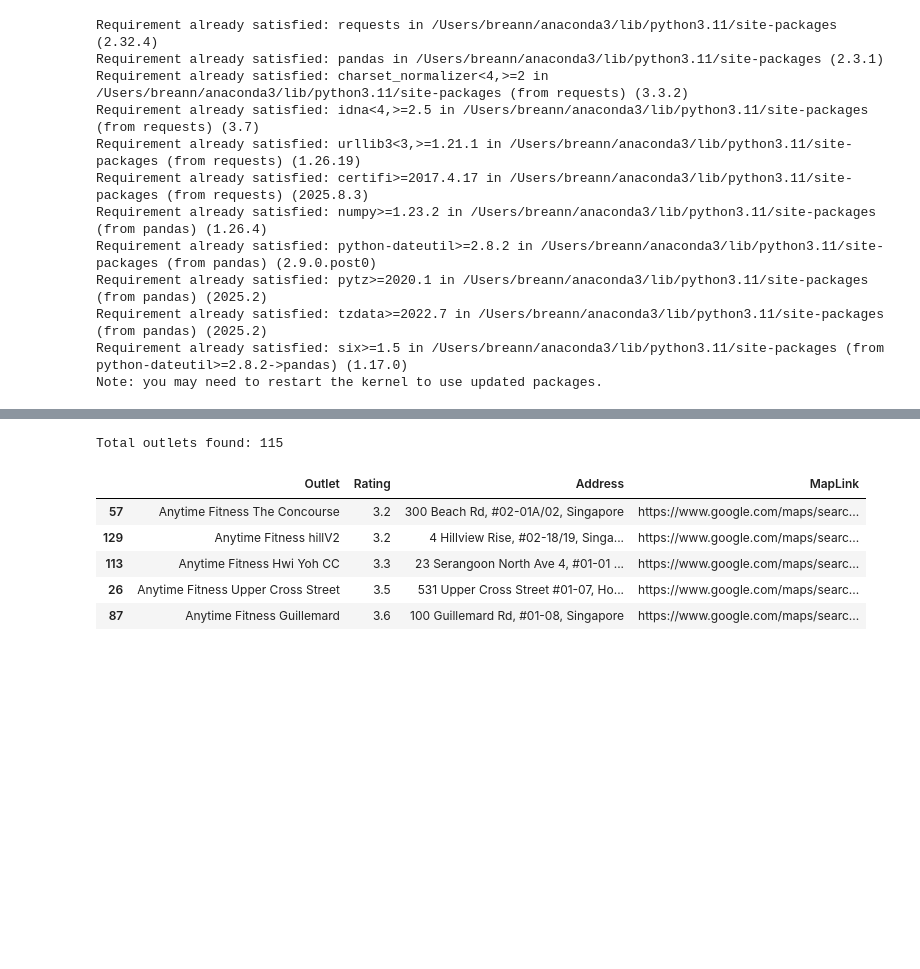
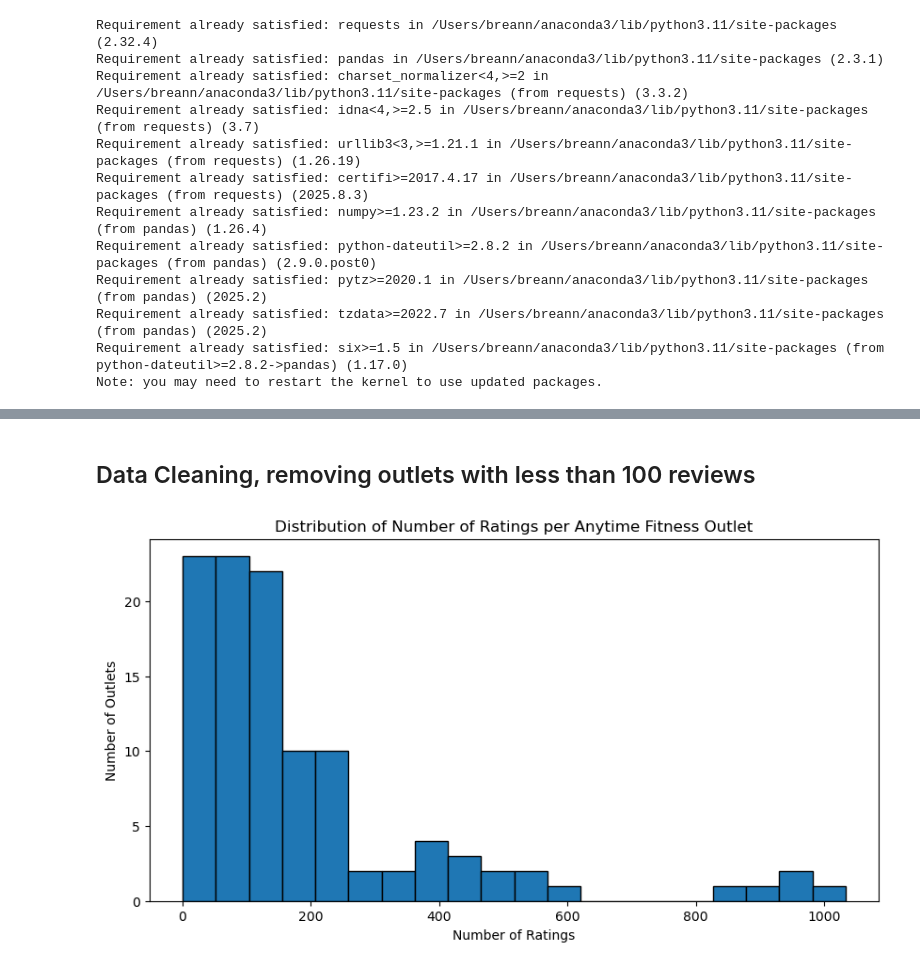
Before and after one commit to breann0ng/IS434-Anytime-Fitness, a Jupyter notebook: Google Reviews/IS434-GoogleReview.ipynb, the cells around one changed output, grey strips where cells are left out. Drawn from its saved outputs; the diff is of its cells as text; code cells hidden in the pictures; blank space fills up the shorter version.

```diff
--- a/Google Reviews/IS434-GoogleReview.ipynb
+++ b/Google Reviews/IS434-GoogleReview.ipynb
@@ -279,54 +211,11 @@ Total outlets found: 101
-# %%
-import requests
-import time
-import pandas as pd
-
-API_KEY = "AIzaSyC6M-BJbnUubBk1CvFVoxdC21_zxdsaCSE"
-
-# Expanded grid across Singapore
-locations = [
-    (1.3521, 103.8198),  # Central
-    (1.2800, 103.8500),  # Downtown
-    (1.3000, 103.9000),  # East
-    (1.3400, 103.7000),  # West
-    (1.4000, 103.9000),  # North
-    (1.3700, 103.8000),  # North-Central
-    (1.3100, 103.7700),  # Southwest
-    (1.4200, 103.7600),  # Northwest
-    (1.2900, 103.8200),  # Southeast
-]
-
-places = []
-
-for lat, lng in locations:
-    url = f"https://maps.googleapis.com/maps/api/place/nearbysearch/json?location={lat},{lng}&radius=5000&keyword=Anytime+Fitness&key={API_KEY}"
-
-    while True:
-        response = requests.get(url)
-        data = response.json()
-
-        for place in data.get("results", []):
-            name = place.get("name")
-            rating = place.get("rating")
-            address = place.get("vicinity")
-            maps_link = f"https://www.google.com/maps/search/?api=1&query={name.replace(' ', '+')}+{address.replace(' ', '+')}"
-            places.append((name, rating, address, maps_link))
-
-        token = data.get("next_page_token")
-        if not token:
-            break
-        time.sleep(2)
-        url = f"https://maps.googleapis.com/maps/api/place/nearbysearch/json?pagetoken={token}&key={API_KEY}"
-
-# Convert to DataFrame and remove duplicates
-df = pd.DataFrame(places, columns=["Outlet", "Rating", "Address", "MapLink"]).drop_duplicates("Outlet")
-print("Total outlets found:", len(df))
-(df.sort_values("Rating")).head()
-# %% [output]
-Total outlets found: 115
-|  | Outlet | Rating | Address | MapLink |
-| 57 | Anytime Fitness The Concourse | 3.2 | 300 Beach Rd, #02-01A/02, Singapore | https://www.google.com/maps/searc... |
-| 129 | Anytime Fitness hillV2 | 3.2 | 4 Hillview Rise, #02-18/19, Singa... | https://www.google.com/maps/searc... |
-| 113 | Anytime Fitness Hwi Yoh CC | 3.3 | 23 Serangoon North Ave 4, #01-01 ... | https://www.google.com/maps/searc... |
-| 26 | Anytime Fitness Upper Cross Street | 3.5 | 531 Upper Cross Street #01-07, Ho... | https://www.google.com/maps/searc... |
-| 87 | Anytime Fitness Guillemard | 3.6 | 100 Guillemard Rd, #01-08, Singapore | https://www.google.com/maps/searc... |
+# %% [markdown]
+## Data Cleaning, removing outlets with less than 100 reviews
+# %%
+plt.figure(figsize=(10,5))
+plt.hist(df['user_ratings_total'], bins=20, edgecolor='k')
+plt.title("Distribution of Number of Ratings per Anytime Fitness Outlet")
+plt.xlabel("Number of Ratings")
+plt.ylabel("Number of Outlets")
+plt.show()
+# %% [output]
+[figure, added]
```
Also changed, not shown: parts of 31 cells of this notebook, 1 other file.
